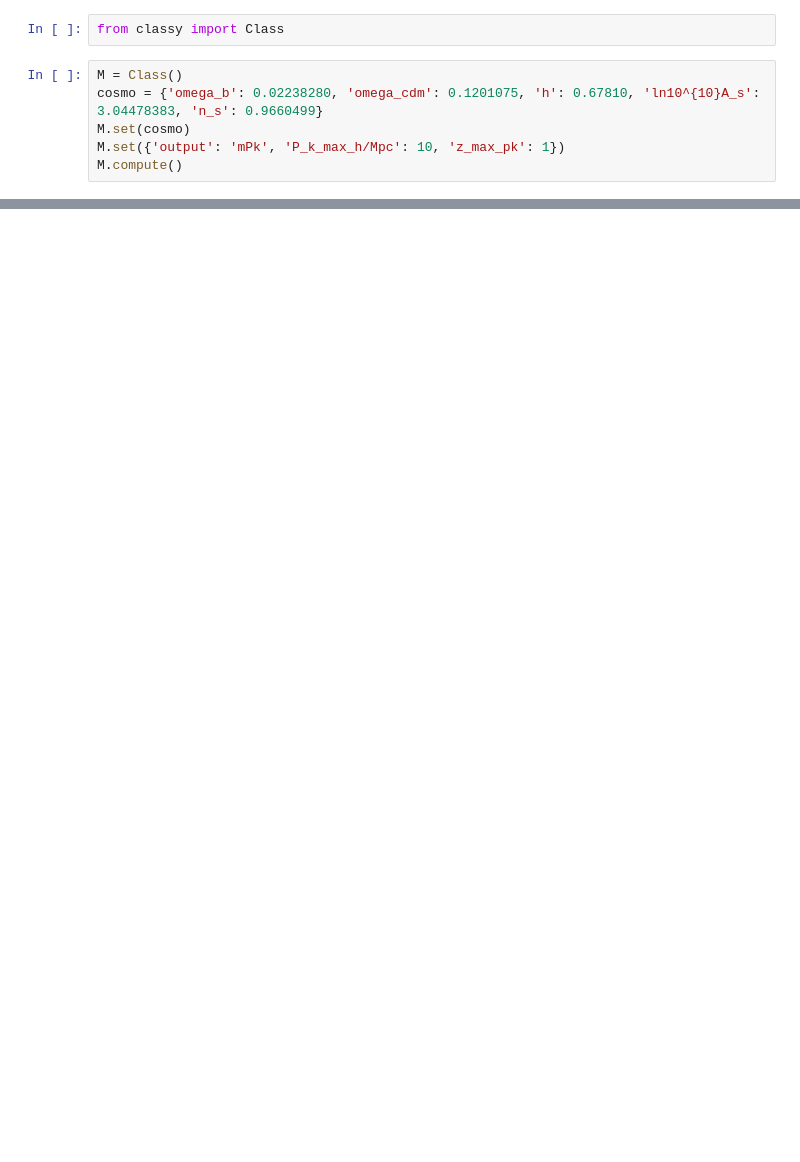
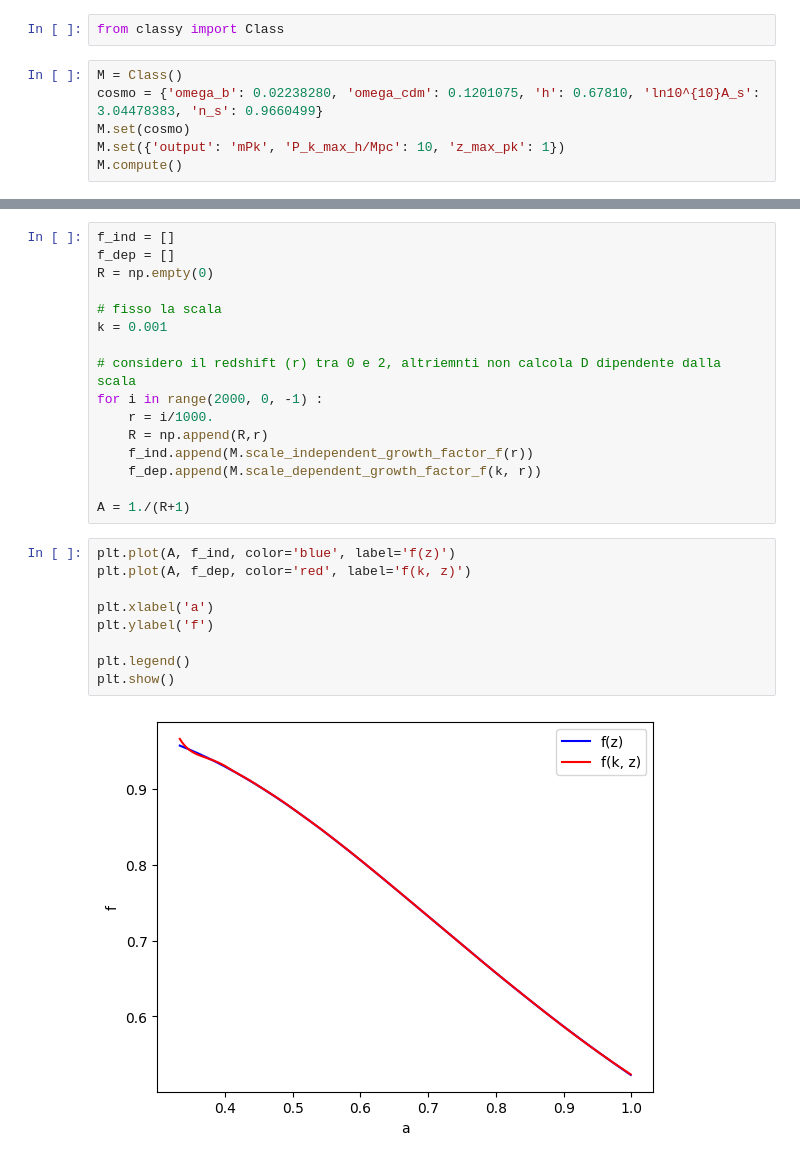
Before and after one commit to ste-cartu/Bachelor-Thesis, a Jupyter notebook: growth.ipynb, the cells around one changed output, grey strips where cells are left out. Drawn from its saved outputs; the diff is of its cells as text; blank space fills up the shorter version.

```diff
--- a/growth.ipynb
+++ b/growth.ipynb
@@ -109,0 +126,27 @@ plt.draw()
+# %%
+f_ind = []
+f_dep = []
+R = np.empty(0)
+
+# fisso la scala
+k = 0.001
+
+# considero il redshift (r) tra 0 e 2, altriemnti non calcola D dipendente dalla scala
+for i in range(2000, 0, -1) :
+    r = i/1000.
+    R = np.append(R,r)
+    f_ind.append(M.scale_independent_growth_factor_f(r))
+    f_dep.append(M.scale_dependent_growth_factor_f(k, r))
+
+A = 1./(R+1)
+# %%
+plt.plot(A, f_ind, color='blue', label='f(z)')
+plt.plot(A, f_dep, color='red', label='f(k, z)')
+
+plt.xlabel('a')
+plt.ylabel('f')
+
+plt.legend()
+plt.show()
+# %% [output]
+[figure, added]
```
Also changed, not shown: parts of 14 cells of this notebook, 3 other files.
